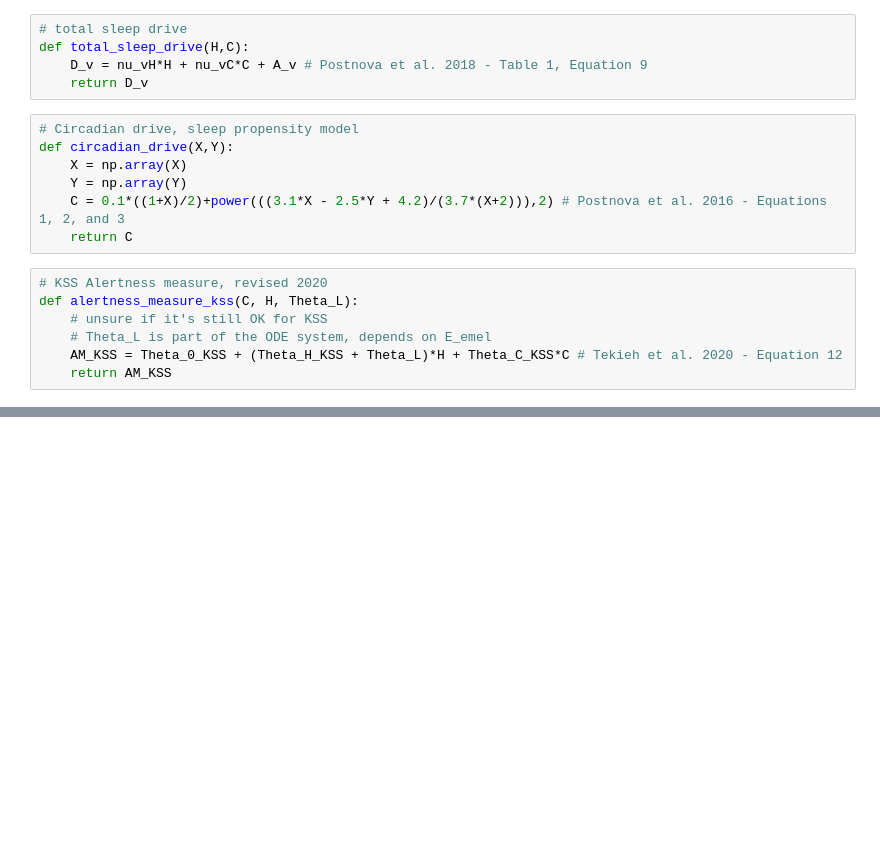
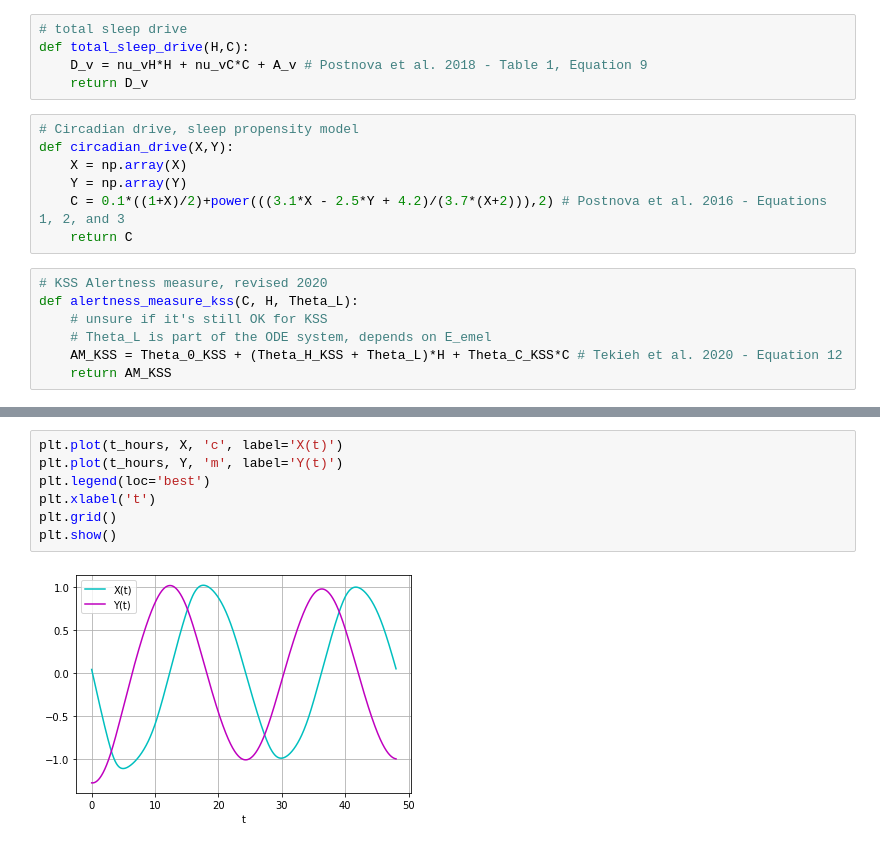
Before and after one commit to adulbrich/arousal-dynamics-model, a Jupyter notebook: draft-2020-model.ipynb, the cells around one changed output, grey strips where cells are left out. Drawn from its saved outputs; the diff is of its cells as text; blank space fills up the shorter version.

```diff
--- a/draft-2020-model.ipynb
+++ b/draft-2020-model.ipynb
@@ -216,0 +269,9 @@ AM_KSS = alertness_measure_kss(C,sol[:, 2], sol[:, 6])
+# %%
+plt.plot(t_hours, X, 'c', label='X(t)')
+plt.plot(t_hours, Y, 'm', label='Y(t)')
+plt.legend(loc='best')
+plt.xlabel('t')
+plt.grid()
+plt.show()
+# %% [output]
+[figure, added]
```
Also changed, not shown: parts of 17 cells of this notebook, 3 other files.
